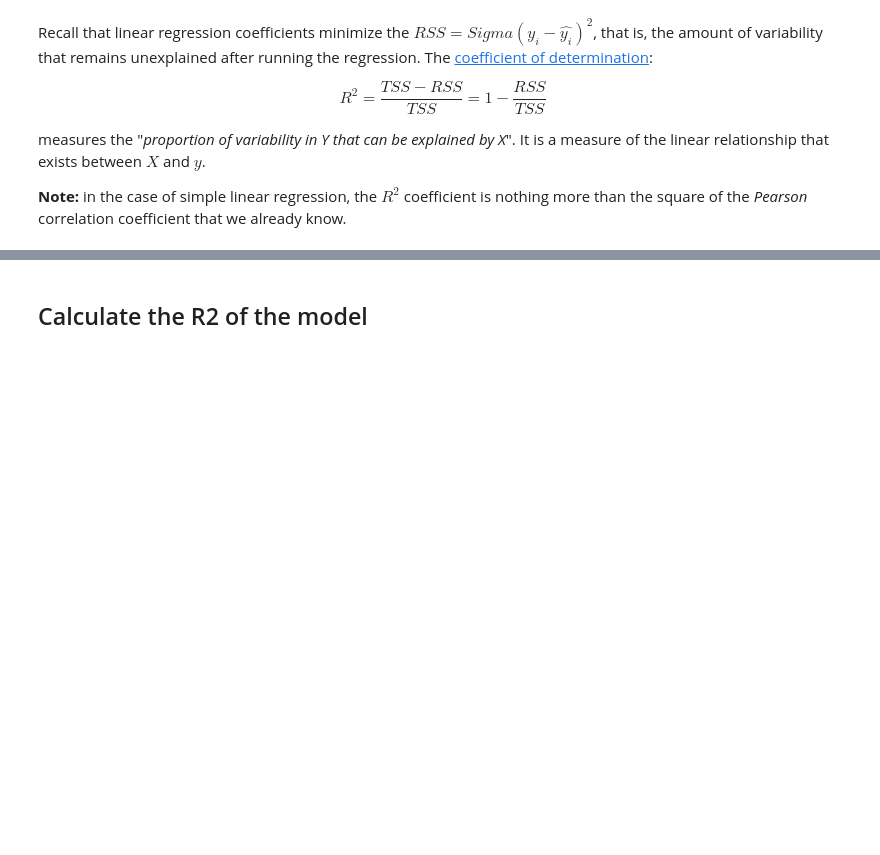
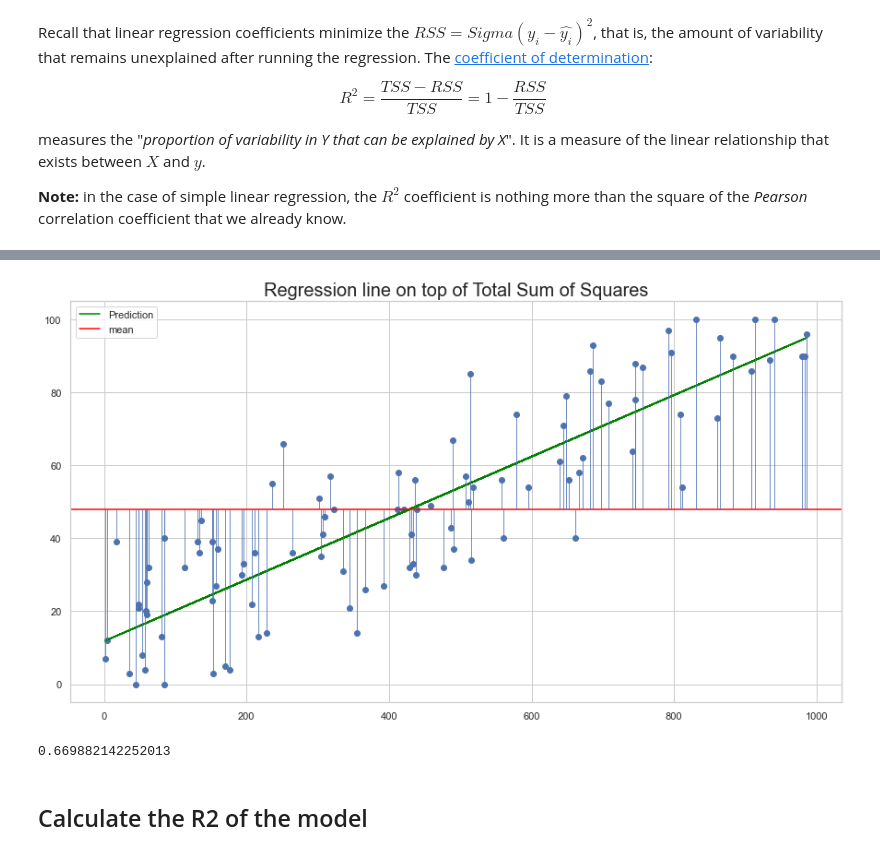
Before and after one commit to Ironhack-data-bcn-april-2023/lectures, a Jupyter notebook: week-7/01 - Linear regression.ipynb, the cells around one changed output, grey strips where cells are left out. Drawn from its saved outputs; the diff is of its cells as text; code cells hidden in the pictures; blank space fills up the shorter version.

```diff
--- a/week-7/01 - Linear regression.ipynb
+++ b/week-7/01 - Linear regression.ipynb
@@ -426,3 +491,20 @@ measures the "*proportion of variability in Y that can be explained by X*". It i
+# %%
+plt.scatter(X, y)
+plt.plot(df.hours, df["prediction_through_scikitlerarn"], c="green", label="Prediction")
+plt.axhline(df["mark"].mean(), c="red", label="mean")
+plt.vlines(X, df["avg"], y, lw=0.8)
+plt.title("Regression line on top of Total Sum of Squares", size=20)
+plt.legend();
+# %% [output]
+[figure, added]
+# %%
+r_2 = 1 - RSS/TSS
+r_2
+
+# The closer to 1, the better
+# This model explains 66% of the variance of our data
+# %% [output]
+0.669882142252013
 # %% [markdown]
 ## Calculate the R2 of the model
 # %% [markdown]
```
Also changed, not shown: parts of 108 cells of this notebook.
